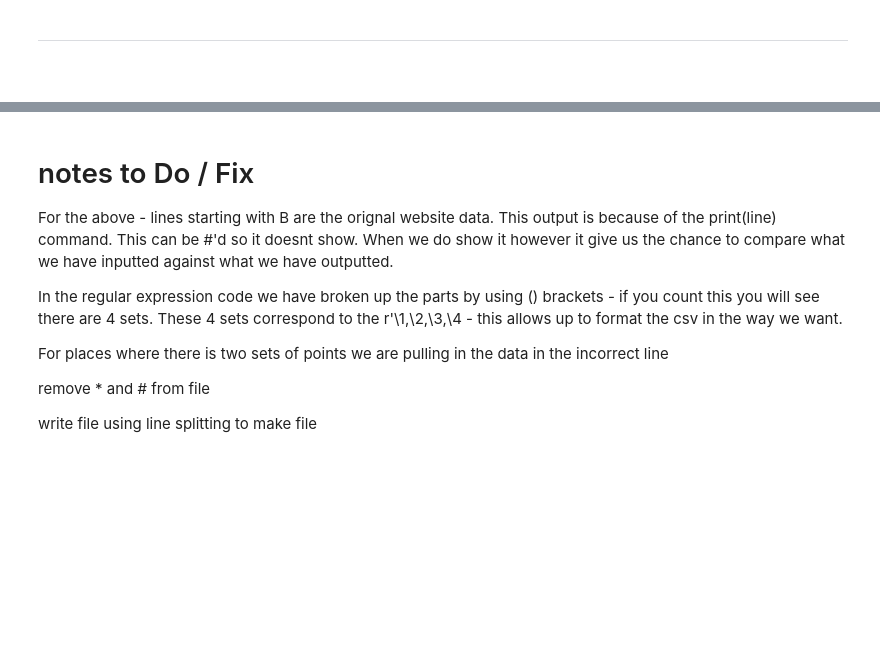
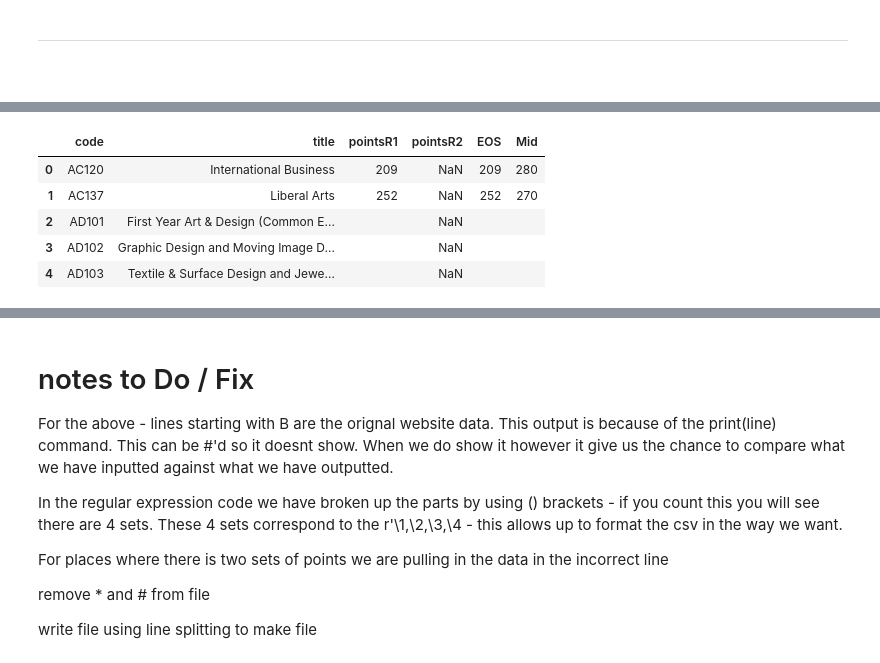
Before and after one commit to VCurry20/FDAProject2021, a Jupyter notebook: cao.ipynb, the cells around one changed output, grey strips where cells are left out. Cells and saved outputs as stored; diff of their text form; code cells hidden in the pictures; blank space fills up the shorter version.

```diff
--- a/cao.ipynb
+++ b/cao.ipynb
@@ -497,7 +465,7 @@ df2020
 | 1463 | Engineering and engineering trades | Mechanical and Manufacturing Engi... | WD230 | 253 | NaN | NaN | NaN | ... |
 1464 rows × 23 columns
 # %%
-df2020 = df2020.replace(['AQA'],'')
+df2020 = df2020.replace('AQA','',regex=True)
 # %%
 df2020
 # %% [output]
@@ -515,7 +483,9 @@ df2020
 | 1463 | Engineering and engineering trades | Mechanical and Manufacturing Engi... | WD230 | 253 | NaN | NaN | NaN | ... |
 1464 rows × 23 columns
 # %%
-df2020 = df2020.replace(['#'],'')
+df2020 = df2020.replace('\#','',regex=True)
+# %%
+df2020 = df2020.replace('\*','',regex=True)
 # %%
 df2020
 # %% [output]
@@ -1124,0 +1104,9 @@ The number of courses available in 2019 was 1391.
+# %%
+courses2020.head()
+# %% [output]
+|  | code | title | pointsR1 | pointsR2 | EOS | Mid |
+| 0 | AC120 | International Business | 209 | NaN | 209 | 280 |
+| 1 | AC137 | Liberal Arts | 252 | NaN | 252 | 270 |
+| 2 | AD101 | First Year Art & Design (Common E... |  | NaN |  |  |
+| 3 | AD102 | Graphic Design and Moving Image D... |  | NaN |  |  |
+| 4 | AD103 | Textile & Surface Design and Jewe... |  | NaN |  |  |
```
Also changed, not shown: parts of 39 cells of this notebook, 10 other files.
